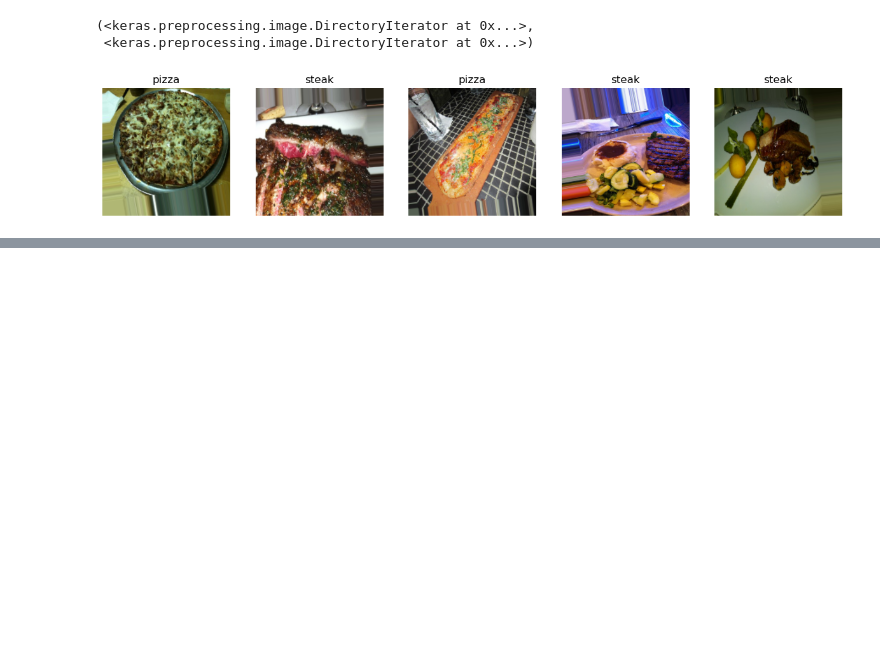
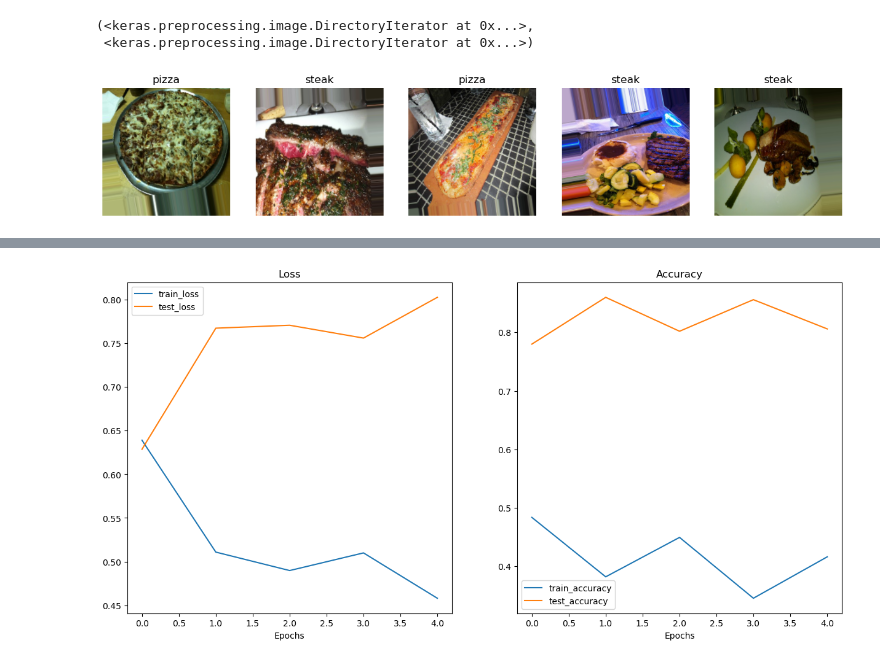
Before and after one commit to ngohongthai/ml_helper, a Jupyter notebook: test-notebook.ipynb, the cells around one changed output, grey strips where cells are left out. Drawn from its saved outputs; the diff is of its cells as text; code cells hidden in the pictures; blank space fills up the shorter version.

```diff
--- a/test-notebook.ipynb
+++ b/test-notebook.ipynb
@@ -84,0 +95,7 @@ model1
+# %%
+from tensorflow.keras.optimizers import Adam
+model1.compile(
+    loss="binary_crossentropy",
+    optimizer=Adam(learning_rate=0.001),
+    metrics=['accuracy']
+)
@@ -84,0 +104,6 @@ model1
+# %%
+results = model1.fit(train_datasets,
+                     epochs=5,
+                     steps_per_epoch=len(train_datasets),
+                     validation_data=test_datasets,
+                     validation_steps=len(test_datasets))
@@ -84,0 +146,4 @@ model1
+# %%
+utils.plot_loss_curves(results.history)
+# %% [output]
+[figure, added]
```
Also changed, not shown: parts of 39 cells of this notebook, 17 other files.
